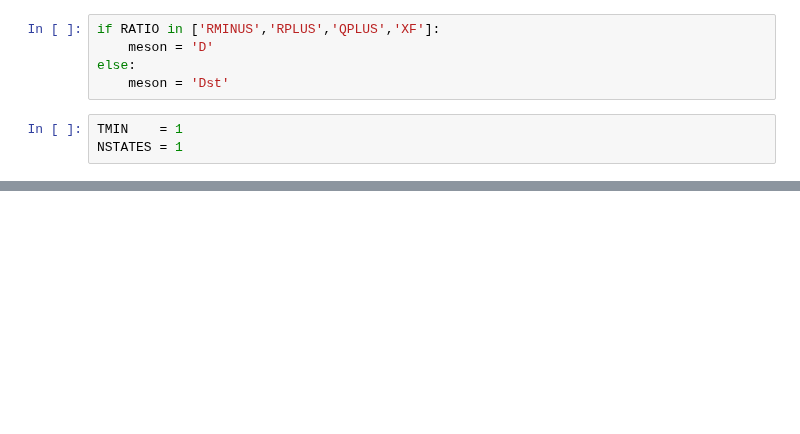
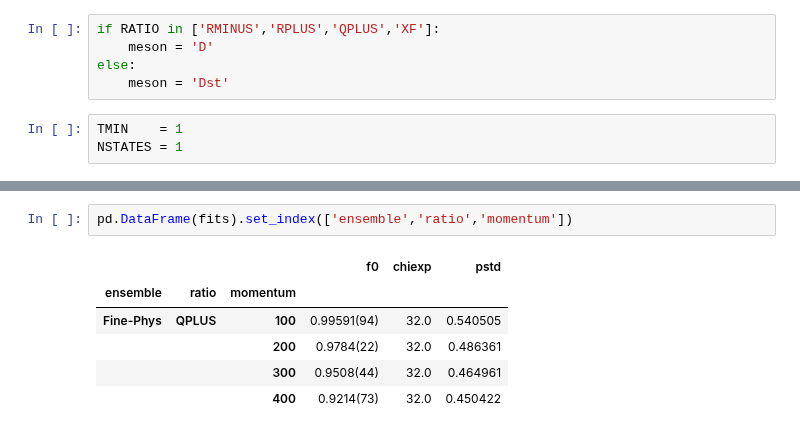
Before and after one commit to pietro-butti/B2heavy, a Jupyter notebook: notebooks/ratio_multiple_mom.ipynb, the cells around one changed output, grey strips where cells are left out. Cells and saved outputs as stored; diff of their text form; blank space fills up the shorter version.

```diff
--- a/notebooks/ratio_multiple_mom.ipynb
+++ b/notebooks/ratio_multiple_mom.ipynb
@@ -137,0 +151,9 @@ Text(0.5, 1.0, 'Coarse-1 R0')
+# %%
+pd.DataFrame(fits).set_index(['ensemble','ratio','momentum'])
+# %% [output]
+|  |  |  | f0 | chiexp | pstd |
+| ensemble | ratio | momentum |  |  |  |
+| Fine-Phys | QPLUS | 100 | 0.99591(94) | 32.0 | 0.540505 |
+|  |  | 200 | 0.9784(22) | 32.0 | 0.486361 |
+|  |  | 300 | 0.9508(44) | 32.0 | 0.464961 |
+|  |  | 400 | 0.9214(73) | 32.0 | 0.450422 |
```
Also changed, not shown: parts of 3 cells of this notebook, 6 other files.
